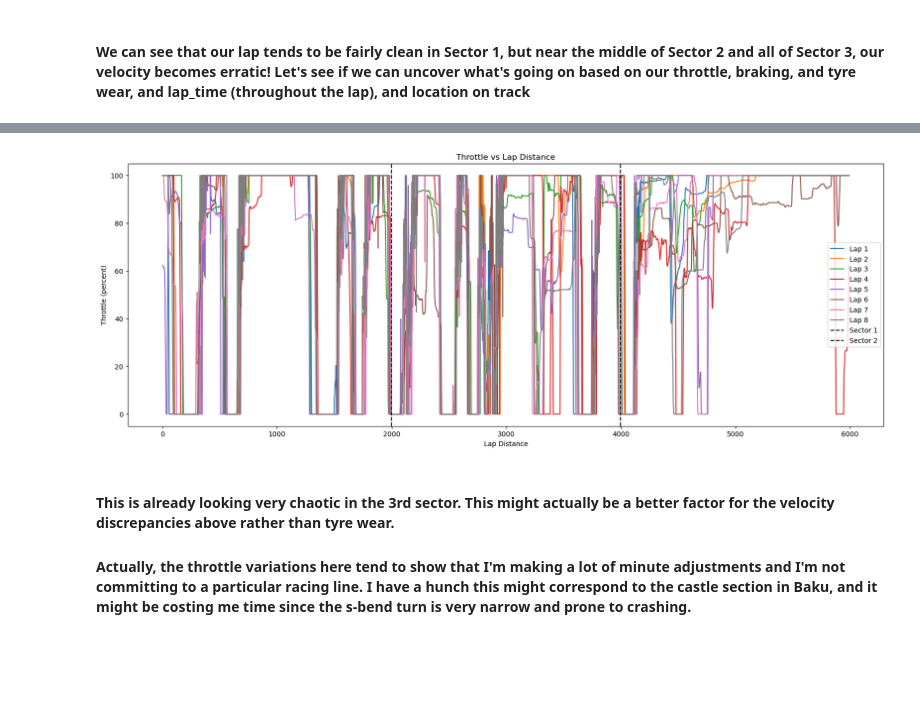
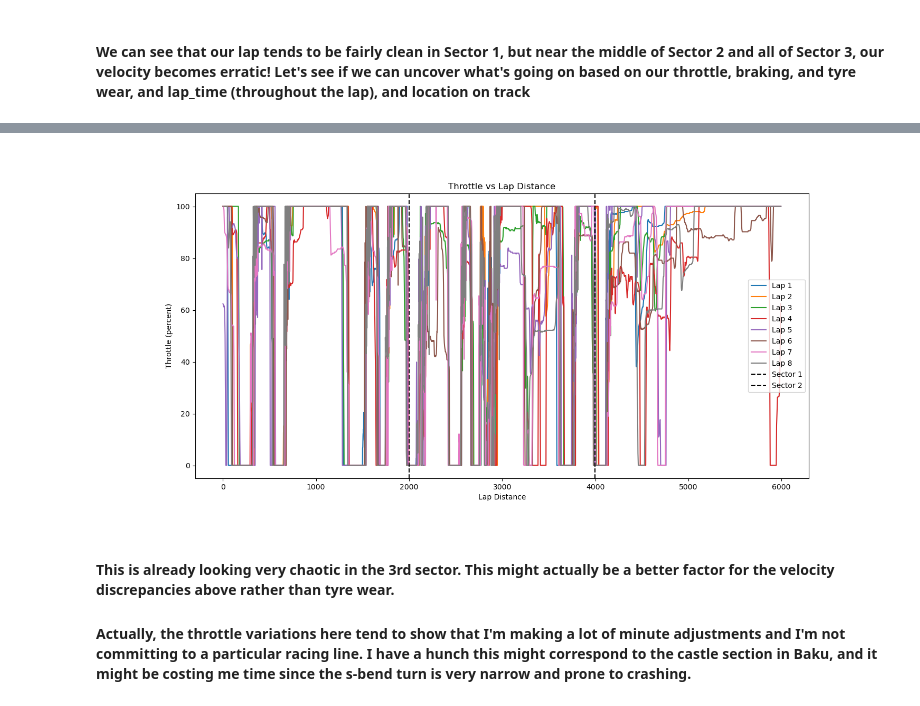
Before and after one commit to Mrugank-Upadhyay/Formula-1-Sim-Telemetry, a Jupyter notebook: practice-fp3-data-analysis.ipynb, the cells around one changed output, grey strips where cells are left out. Drawn from its saved outputs; the diff is of its cells as text; code cells hidden in the pictures; blank space fills up the shorter version.

```diff
--- a/practice-fp3-data-analysis.ipynb
+++ b/practice-fp3-data-analysis.ipynb
@@ -306,36 +307,36 @@ plt.show()
 # It's actually better to combine both throttle and braking into a single graph so
 # we get the full picture for acceleration and deceleration
 # First though, we'll take a look at the throttle only, over each lap
 # then we can focus on on throttle vs braking on a single lap
 
 
 throttle_per_lap = data_per_lap.copy()
 
 for lap_df in throttle_per_lap:
     lap_df["throttle"] = lap_df["throttle"].transform(lambda x: x * 100 if x <= 1.0 else x)
 
 ax = throttle_per_lap[0].plot(x="lap_distance",
                           # y = ["throttle", "brake"],
                           y="throttle",
                           title="Throttle vs Lap Distance",
                           # label = ["Lap 1 Throttle", "Lap 1 Brake"],
                           label="Lap 1",
-                          xlabel="Lap Distance", ylabel=f"Throttle (percent)", figsize=(20,7))
+                          xlabel="Lap Distance", ylabel=f"Throttle (percent)", figsize=(15,7))
 
 for lap_num, lap_data in enumerate(throttle_per_lap[1::]):
     lap_data.plot(x="lap_distance",
                           # y = ["throttle", "brake"],
                           y = "throttle",
                           title="Throttle vs Lap Distance",
                           # label = [f"Lap {lap_num} Throttle", f"Lap {lap_num} Brake"],
                           label=f"Lap {lap_num + 2}",
-                          xlabel="Lap Distance", ylabel=f"Throttle (percent)", figsize=(20,7), ax=ax)
+                          xlabel="Lap Distance", ylabel=f"Throttle (percent)", figsize=(15,7), ax=ax)
 plt.axvline(x=max_bin_index/3, color="black", linestyle="--", label="Sector 1")
 plt.axvline(x=max_bin_index/3 * 2, color="black", linestyle="--", label="Sector 2")
 plt.legend()
 plt.show()
 # %% [output]
-[figure, old version]
+[figure, new version]
 # %% [markdown]
 #### This is already looking very chaotic in the 3rd sector. This might actually be a better factor for the velocity discrepancies above rather than tyre wear.
 #### Actually, the throttle variations here tend to show that I'm making a lot of minute adjustments and I'm not committing to a particular racing line. I have a hunch this might correspond to the castle section in Baku, and it might be costing me time since the s-bend turn is very narrow and prone to crashing.
```
Also changed, not shown: parts of 7 cells of this notebook, 5 other files.
